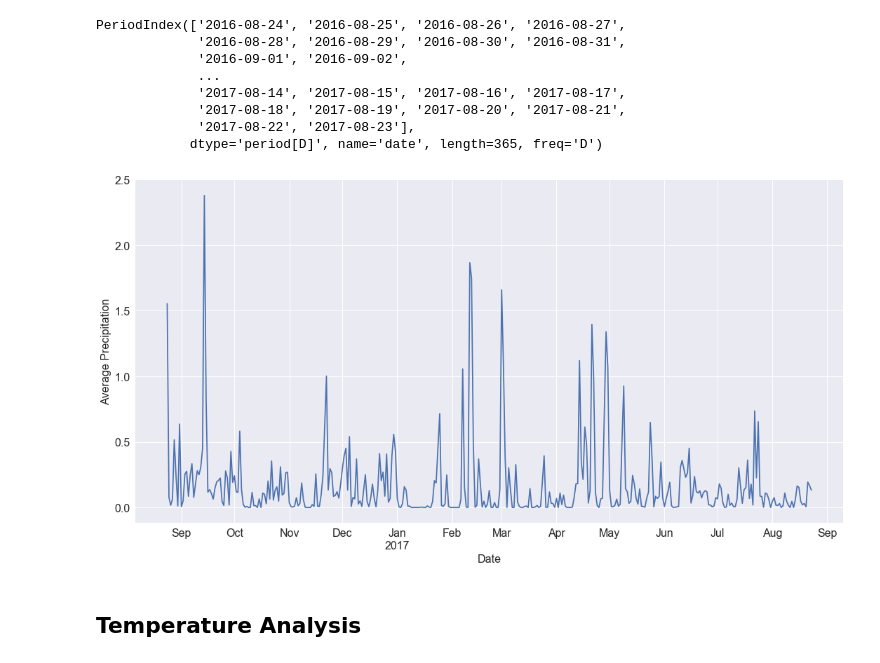
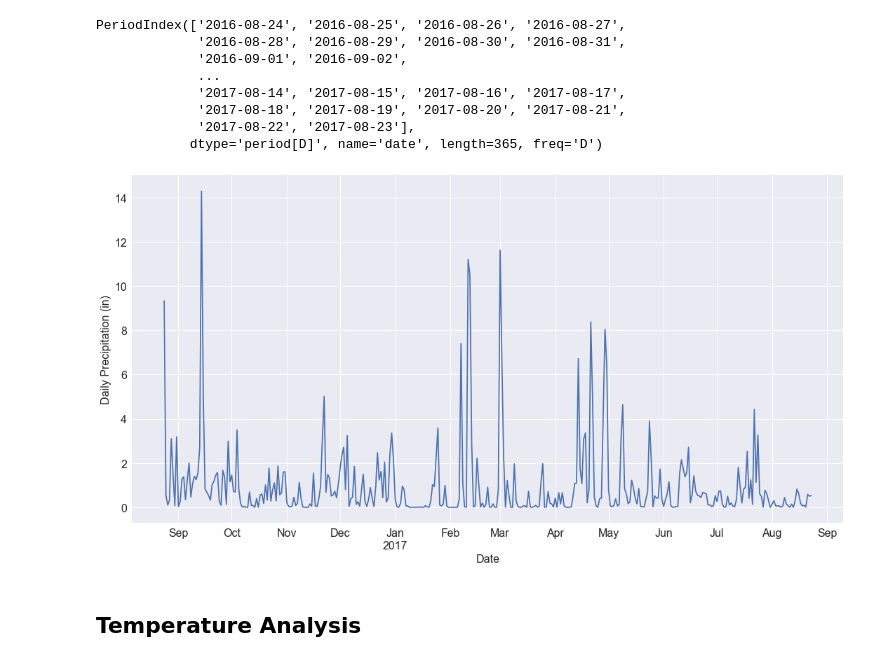
Before and after one commit to rochiecuevas/climate_analysis, a Jupyter notebook: climate_starter.ipynb, the cells around one changed output. Saved outputs shown, nothing was run; the diff lists cells and outputs as text; code cells hidden in the pictures.

Commit message:
total precipitation

```diff
--- a/climate_starter.ipynb
+++ b/climate_starter.ipynb
@@ -288,8 +288,8 @@ data2 = session.query(Measurement).filter(Measurement.date > year_ago).all()
 # %%
 # Save the query results as a Pandas DataFrame and set the index to the date column
 df2 = pd.DataFrame(data)
-df2 = df.sort_values("date", ascending = True) # Sort the dataframe by date
-df2 = df.set_index("date")
+df2 = df2.sort_values("date", ascending = True) # Sort the dataframe by date
+df2 = df2.set_index("date")
 df2.head()
 # %% [output]
 |  | station | prcp |
@@ -326,0 +315,4 @@ pptn_df.head()
+# %%
+# Calculate the daily sum of precipitation
+pptn_df = df2.groupby("date").sum()
+pptn_df.head()
@@ -335,8 +335,8 @@ dtype('O')
 # Date is currently set as string; need to convert to datetime and then to period format
 # Resource: http://earthpy.org/time_series_analysis_with_pandas_part_2.html
 
-pptn_df["mean"].index = pd.to_datetime(pptn_df["mean"].index) # string to datetime
-pptn_df.index = pptn_df["mean"].to_period(freq = "D").index # time stamps to daily time periods
+pptn_df["prcp"].index = pd.to_datetime(pptn_df["prcp"].index) # string to datetime
+pptn_df.index = pptn_df["prcp"].to_period(freq = "D").index # time stamps to daily time periods
 pptn_df.index
 # %% [output]
 PeriodIndex(['2016-08-24', '2016-08-25', '2016-08-26', '2016-08-27',
@@ -349,13 +349,14 @@ PeriodIndex(['2016-08-24', '2016-08-25', '2016-08-26', '2016-08-27',
             dtype='period[D]', name='date', length=365, freq='D')
 # %%
 # Timeseries plot by a daily frequency
-pptn_df.plot(y = "mean", figsize = (15,8), legend = False)
+pptn_df.plot(y = "prcp", figsize = (15,8), legend = False)
 plt.xlabel("Date", fontsize = 16)
-plt.ylabel("Average Precipitation", fontsize = 16)
+plt.ylabel("Daily Precipitation (in)", fontsize = 16)
 plt.tight_layout()
 plt.savefig("Images/pptn.svg")
+plt.savefig("Images/pptn.png")
 # %% [output]
-[figure, old version]
+[figure, new version]
 # %%
 # Get the mean by month
 pptn_df_monthly_avg = pptn_df.iloc[:, 0:1].resample("M").mean()
```
Also changed, not shown: parts of 2 cells of this notebook, 8 other files.
